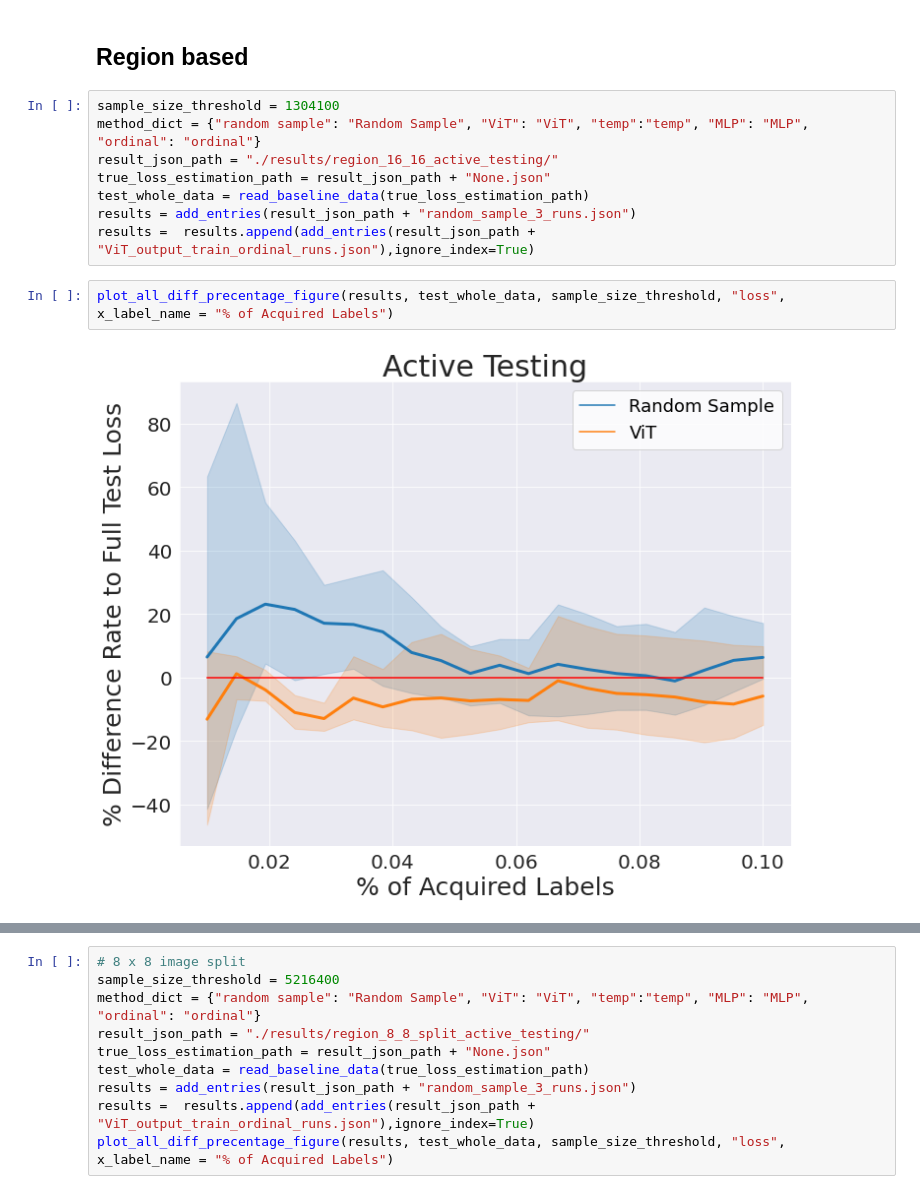
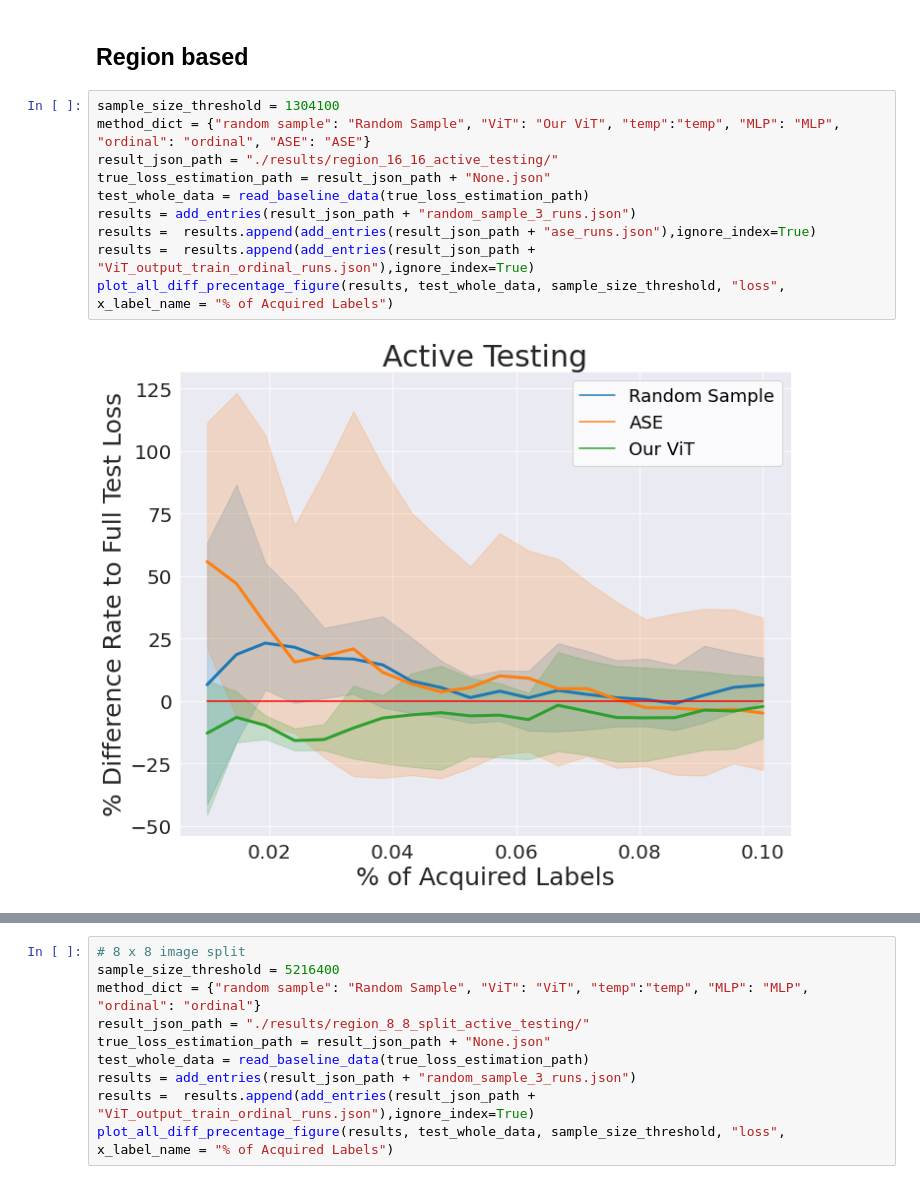
Before and after one commit to susanbao/pytorch-segmentation, a Jupyter notebook: active_testing_figure.ipynb, the cells around one changed output, grey strips where cells are left out. Drawn from its saved outputs; the diff is of its cells as text.

```diff
--- a/active_testing_figure.ipynb
+++ b/active_testing_figure.ipynb
@@ -201,13 +238,13 @@ plot_all_diff_precentage_figure(results, test_whole_data, sample_size_threshold,
 ## Region based
 # %%
 sample_size_threshold = 1304100
-method_dict = {"random sample": "Random Sample", "ViT": "ViT", "temp":"temp", "MLP": "MLP", "ordinal": "ordinal"}
+method_dict = {"random sample": "Random Sample", "ViT": "Our ViT", "temp":"temp", "MLP": "MLP", "ordinal": "ordinal", "ASE": "ASE"}
 result_json_path = "./results/region_16_16_active_testing/"
 true_loss_estimation_path = result_json_path + "None.json"
 test_whole_data = read_baseline_data(true_loss_estimation_path)
 results = add_entries(result_json_path + "random_sample_3_runs.json")
+results =  results.append(add_entries(result_json_path + "ase_runs.json"),ignore_index=True)
 results =  results.append(add_entries(result_json_path + "ViT_output_train_ordinal_runs.json"),ignore_index=True)
+plot_all_diff_precentage_figure(results, test_whole_data, sample_size_threshold, "loss", x_label_name = "% of Acquired Labels")
+# %% [output]
+[figure, added]
-# %%
-plot_all_diff_precentage_figure(results, test_whole_data, sample_size_threshold, "loss", x_label_name = "% of Acquired Labels")
-# %% [output]
-[figure, removed]
```
Also changed, not shown: parts of 11 cells of this notebook, 9 other files.
